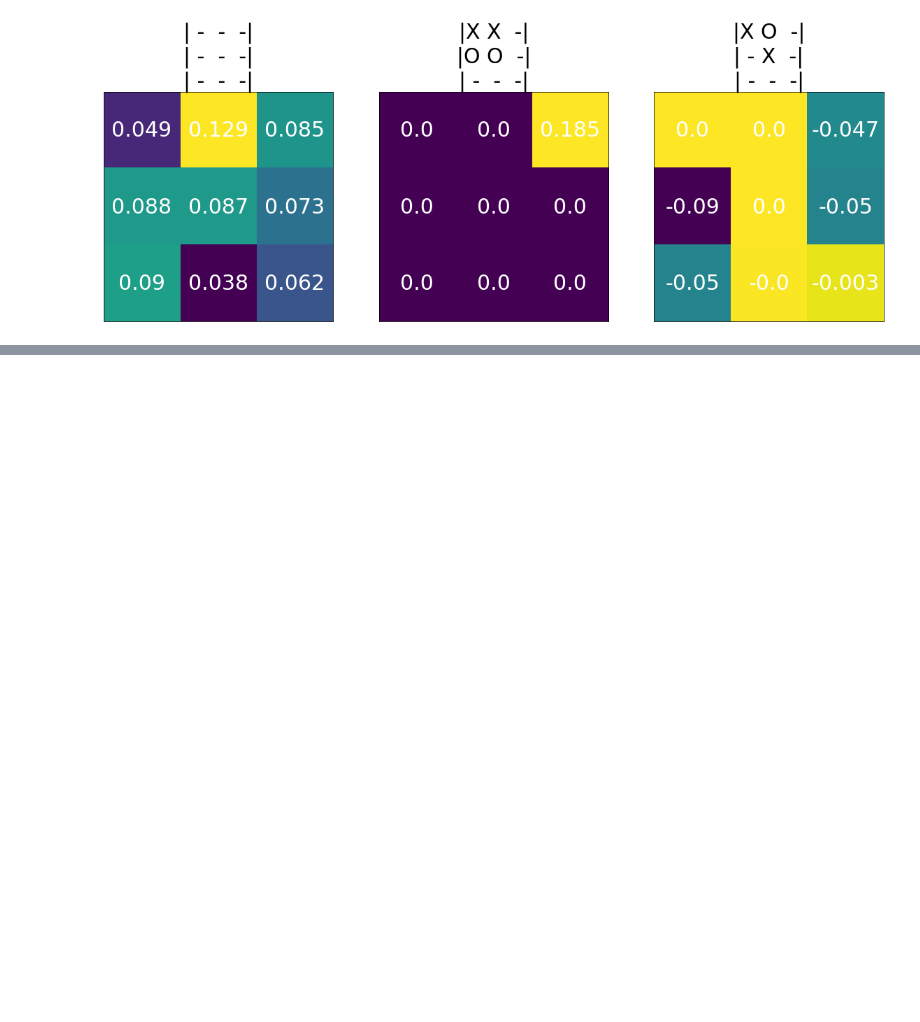
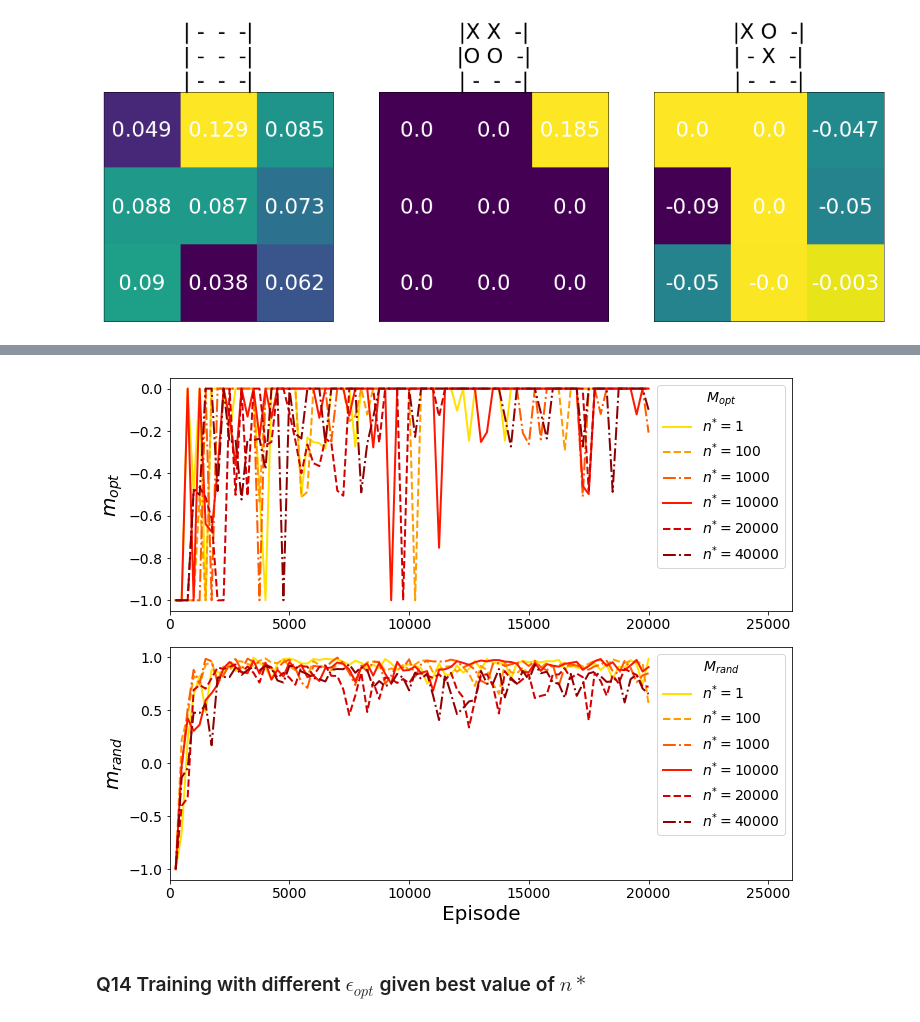
Before and after one commit to hibetterheyj/CS-456_RL_Project, a Jupyter notebook: main.ipynb, the cells around one changed output, grey strips where cells are left out. Saved outputs shown, nothing was run; the diff lists cells and outputs as text; code cells hidden in the pictures; blank space fills up the shorter version.

```diff
--- a/main.ipynb
+++ b/main.ipynb
@@ -649,0 +905,14 @@ plt.show()
+# %%
+mul_metrics_plots(
+    metrics_dict=metrics_dict,
+    val_list=n_star_list,
+    val4label='n^{*}',
+    label_latex=True,
+    figsize=(10, 8),
+    save_dir='plot',
+    save_fn=save_prefix,
+)
+# %% [output]
+[figure, added]
+# %% [markdown]
+### Q14 Training with different $\epsilon_{opt}$ given best value of $n*$
```
Also changed, not shown: parts of 37 cells of this notebook, 5 other files.
